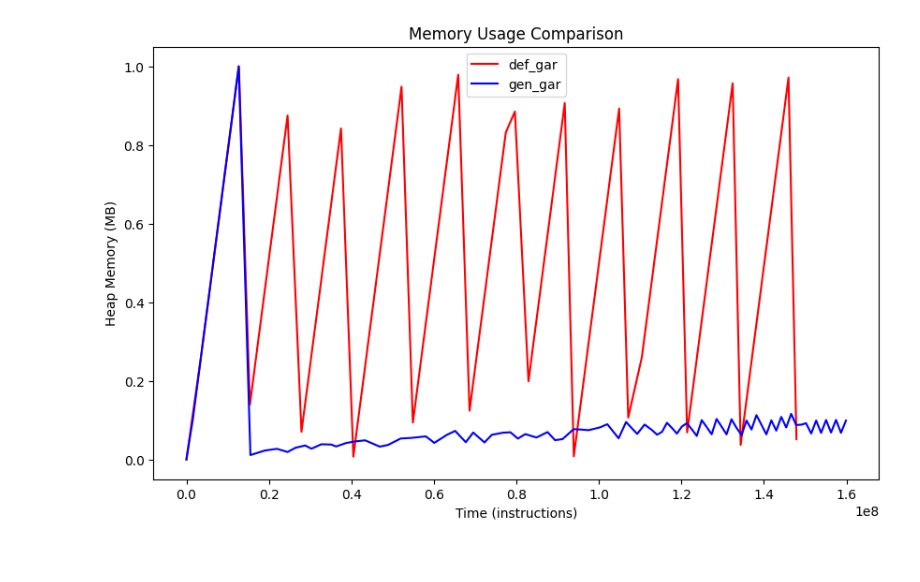
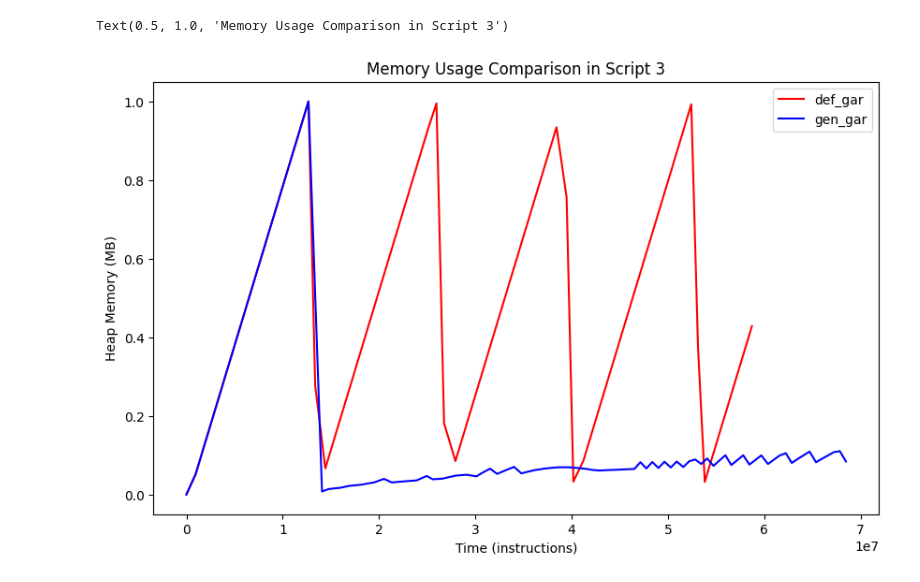
Before and after one commit to aasray123/graphiC, a Jupyter notebook: scripts/valgrind_logs/python.ipynb, the cells around one changed output. Drawn from its saved outputs; the diff is of its cells as text; code cells hidden in the pictures.

Commit message:
notebook for the graphing

```diff
--- a/scripts/valgrind_logs/python.ipynb
+++ b/scripts/valgrind_logs/python.ipynb
@@ -14,8 +15,8 @@ def parse_massif(filepath):
                 mems.append(int(line.split('=')[1]))
     return times, mems
 # %%
-def_string = "def_gar1-"
-gen_string = "gen_gar1-"
+def_string = "def_gar3-"
+gen_string = "gen_gar3-"
 # Load data
 t1_def, m1_def = parse_massif(def_string + "1.out")
 t2_def, m2_def = parse_massif(def_string + "2.out")
@@ -29,16 +30,22 @@ t3_gen, m3_gen = parse_massif(gen_string + "3.out")
 # Convert to MB
 m_def_mb = [(x / (1024**2) + y/(1024**2) + z/(1024**2))/3 for x, y, z in zip(m1_def, m2_def, m3_def)]
 m_gen_mb = [(x / (1024**2) + y/(1024**2) + z/(1024**2))/3 for x, y, z in zip(m1_gen, m2_gen, m3_gen)]
+# %%
+t_def =[(x+y+z)/3 for x, y, z in zip(t1_def, t2_def, t3_def)]
+t_gen =[(x+y+z)/3 for x, y, z in zip(t1_gen, t2_gen, t3_gen)]
+# t_gen = (t1_gen + t2_gen + t3_gen) / 3
 # %%
 
 # Plot
 plt.figure(figsize=(10, 6))
 plt.plot(t_def, m_def_mb, label='def_gar', color='red')
 plt.plot(t_gen, m_gen_mb, label='gen_gar', color='blue')
 plt.xlabel('Time (instructions)')
 plt.ylabel('Heap Memory (MB)')
 plt.legend()
-plt.title('Memory Usage Comparison')
-plt.show()
+plt.title('Memory Usage Comparison in Script ' + def_string[len(def_string)-2])
+# plt.savefig('Script '+ def_string[len(def_string)-2] + " plot.jpeg")
+# plt.show()
 # %% [output]
+Text(0.5, 1.0, 'Memory Usage Comparison in Script 3')
-[figure, old version]
+[figure, new version]
```
Also changed, not shown: parts of 1 cell of this notebook.
